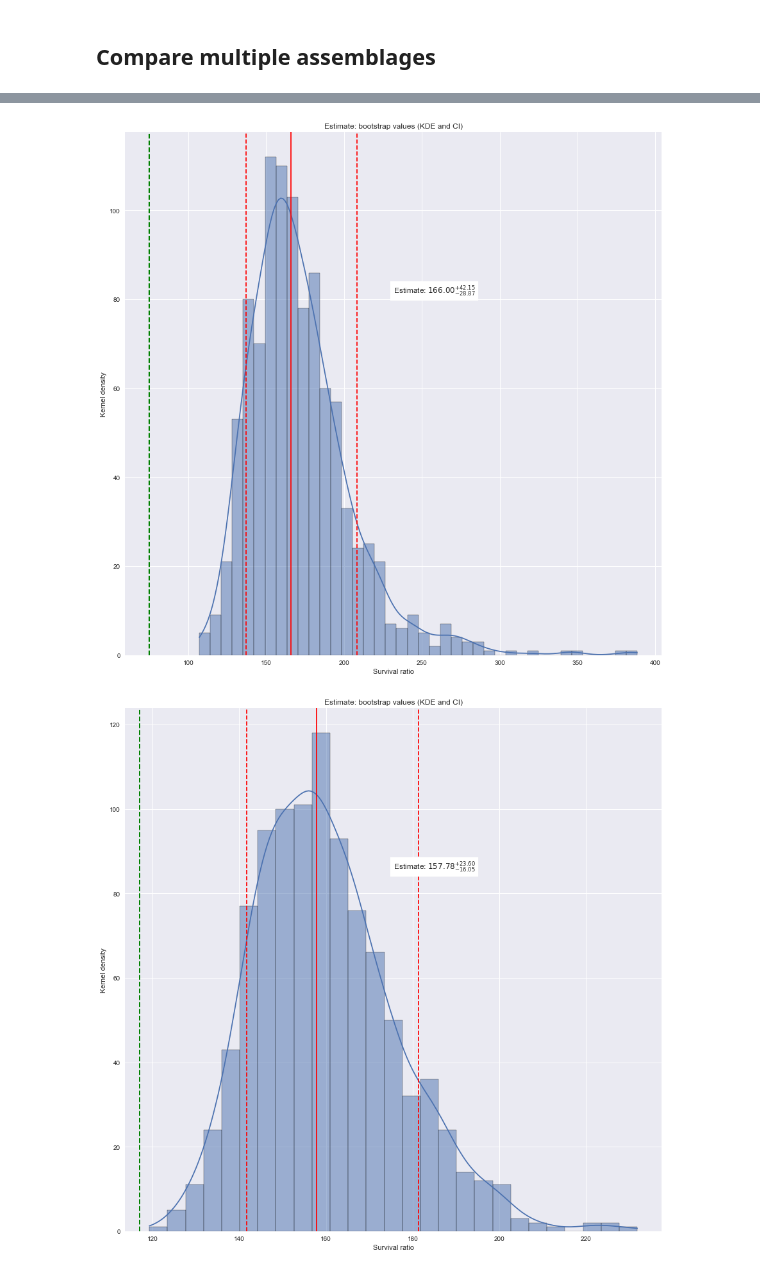
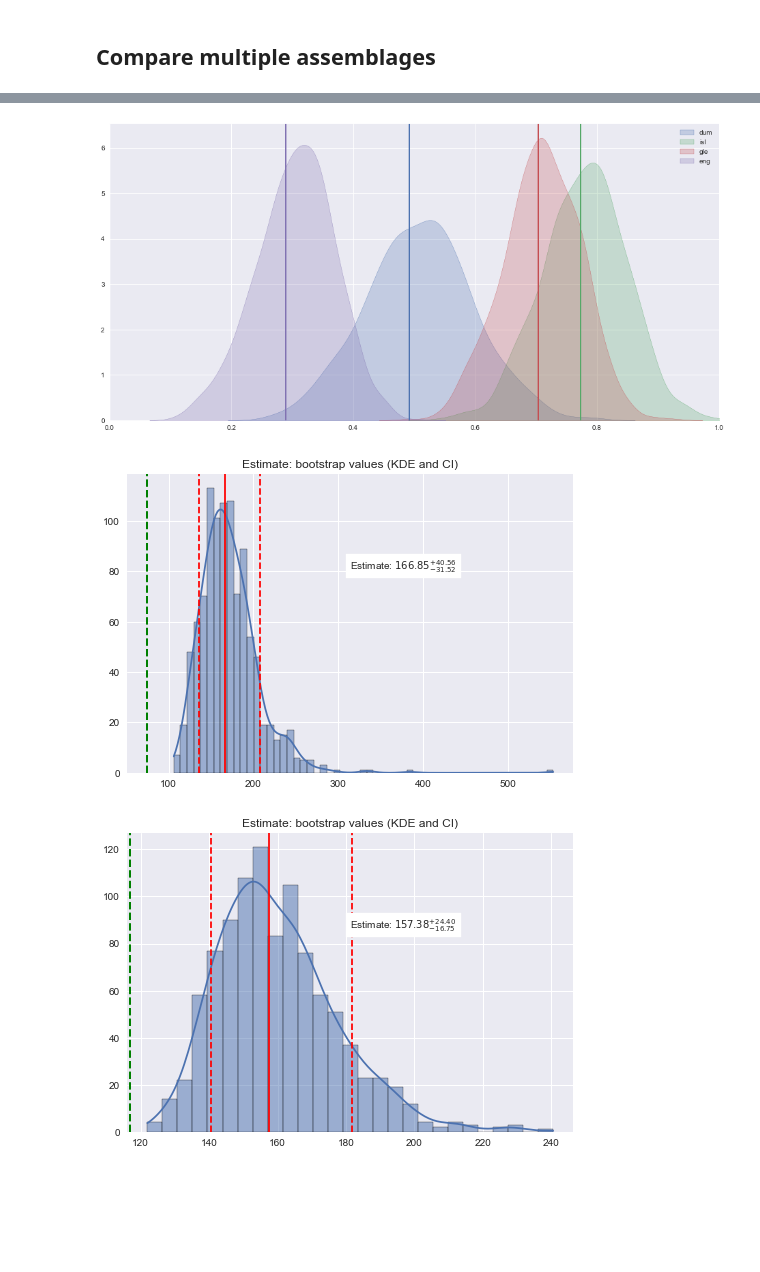
Before and after one commit to mikekestemont/copia, a Jupyter notebook: notebooks/quickstart.ipynb, the cells around one changed output, grey strips where cells are left out. Cells and saved outputs as stored; diff of their text form; code cells hidden in the pictures; blank space fills up the shorter version.

Commit message:
progress on separating computation and plotting

```diff
--- a/notebooks/quickstart.ipynb
+++ b/notebooks/quickstart.ipynb
@@ -7,7 +7,7 @@ import copia.richness
 # %% [markdown]
 Load data:
 # %%
-df = pd.read_csv('datasets/dum.csv', sep=';', header=None)
+df = pd.read_csv('../datasets/dum.csv', sep=';', header=None)
 df.columns = 'work', 'signature'
 df.head()
 # %% [output]
@@ -158,8 +157,13 @@ NameError: name 'diversity' is not defined
+# %%
+plot.multi_kde(survival);
+# %% [output]
+[figure, added]
 # %%
+from copia.richness import diversity
 for lang, assemblage in assemblages.items():
     empirical = diversity(assemblage, method='empirical')
     estimate = diversity(assemblage, method='iChao1', CI=True)
-    plot.richness_density(estimate, empirical)
+    plot.density(estimate, empirical)
 # %% [output]
-[figure, old version]
+[figure, new version]
-[figure, old version]
+[figure, new version]
```
Also changed, not shown: parts of 16 cells of this notebook, 3 other files.
